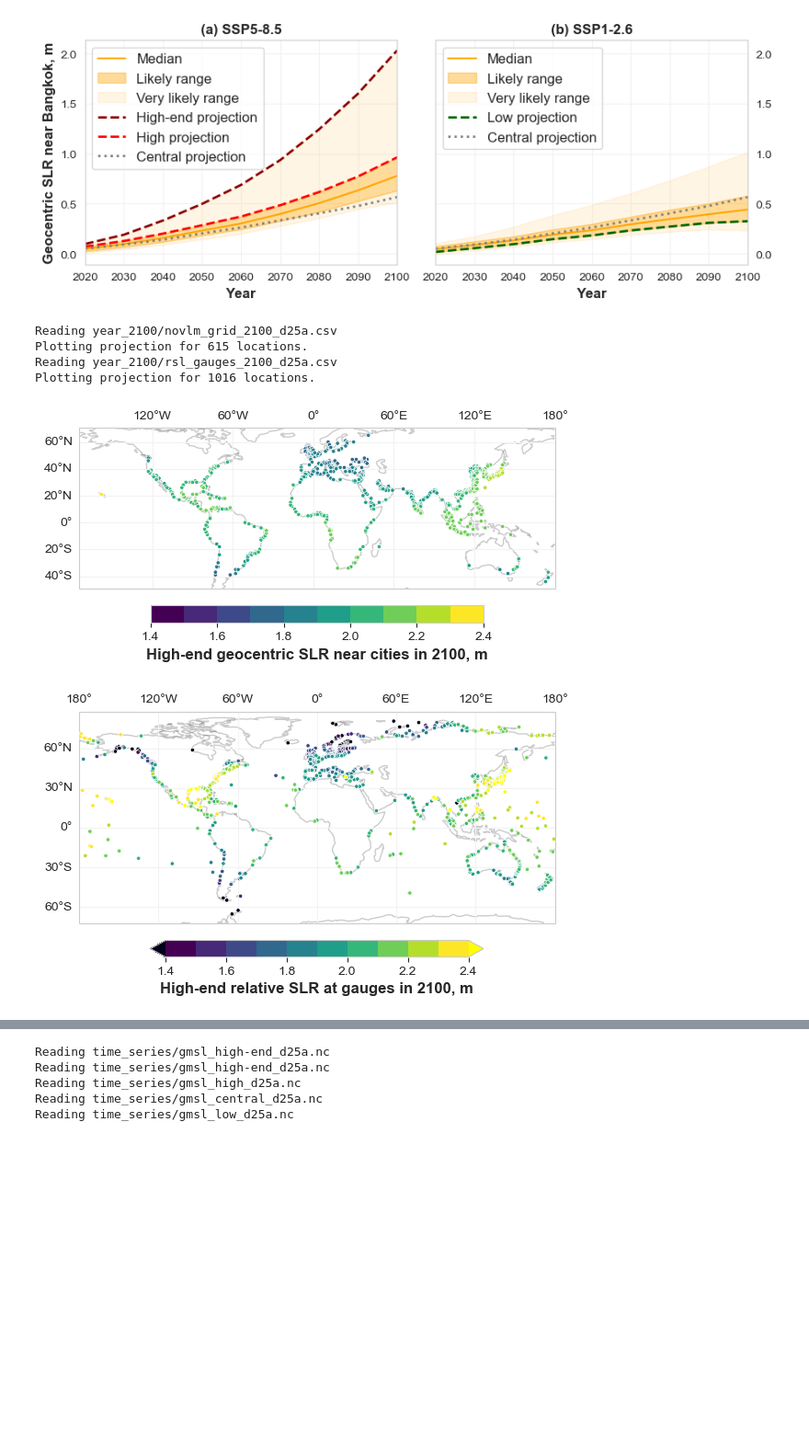
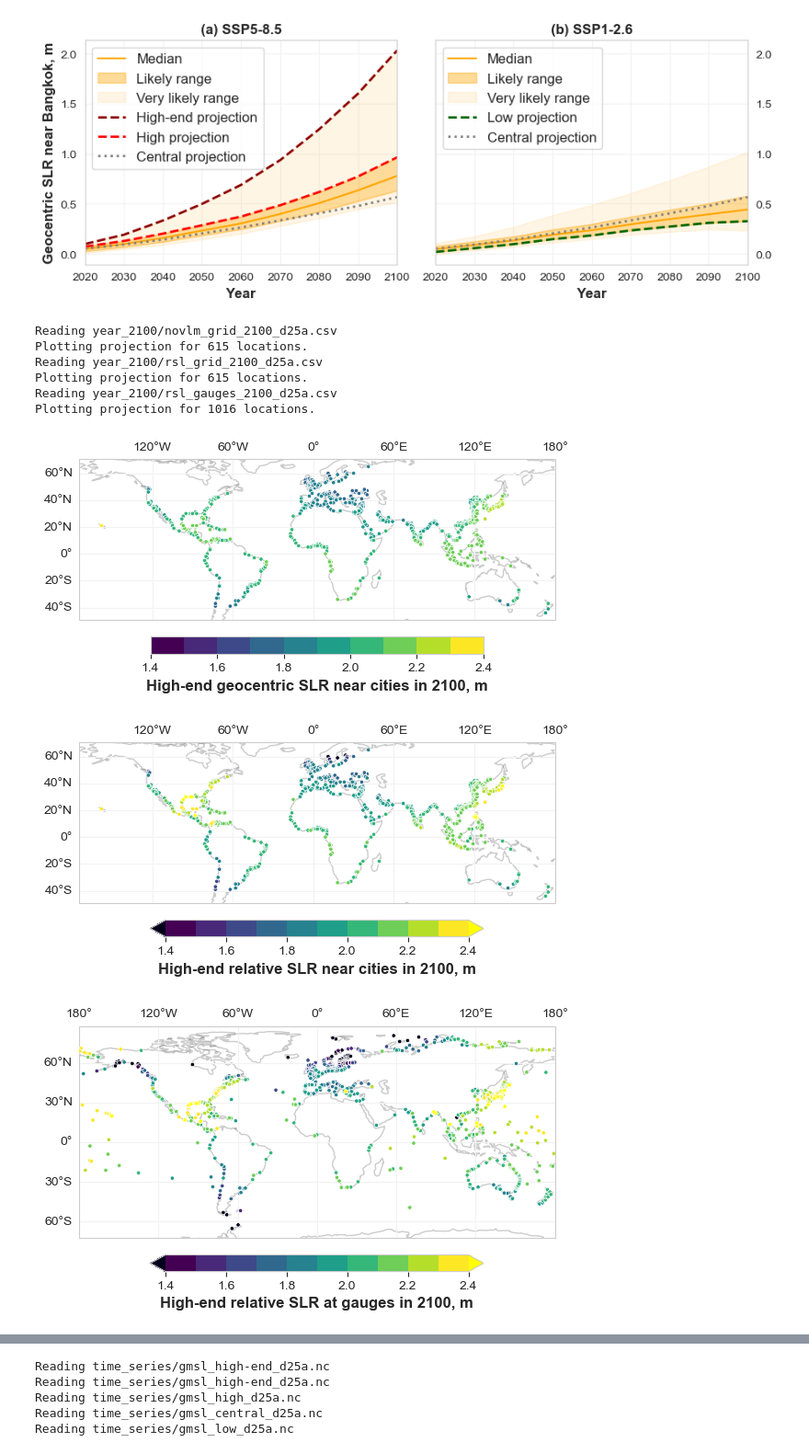
Before and after one commit to grandey/d25a-rsl-fusion, a Jupyter notebook: test_d25a.ipynb, the cells around one changed output, grey strips where cells are left out. Shown at 92% size. Saved outputs shown, nothing was run; the diff lists cells and outputs as text; code cells hidden in the pictures; blank space fills up the shorter version.

Commit message:
d25a.py: - fig_year_2100_map(): include colorbar label for rsl–grid combination. - fig_year_2100_megacities(): implement slr_str parameter.

```diff
--- a/test_d25a.ipynb
+++ b/test_d25a.ipynb
@@ -306,12 +306,16 @@ Reading time_series/novlm_central_d25a.nc
 # %%
 # Map of high-end projection
 fig, ax = d25a.fig_year_2100_map(slr_str='novlm', gauges_str='grid')
+fig, ax = d25a.fig_year_2100_map(slr_str='rsl', gauges_str='grid')
 fig, ax = d25a.fig_year_2100_map(slr_str='rsl', gauges_str='gauges')
 # %% [output]
 Reading year_2100/novlm_grid_2100_d25a.csv
+Plotting projection for 615 locations.
+Reading year_2100/rsl_grid_2100_d25a.csv
 Plotting projection for 615 locations.
 Reading year_2100/rsl_gauges_2100_d25a.csv
 Plotting projection for 1016 locations.
 [figure]
-[figure, old version]
+[figure, new version]
+[figure, added]
 # %%
```
Also changed, not shown: parts of 3 cells of this notebook, 2 other files.
